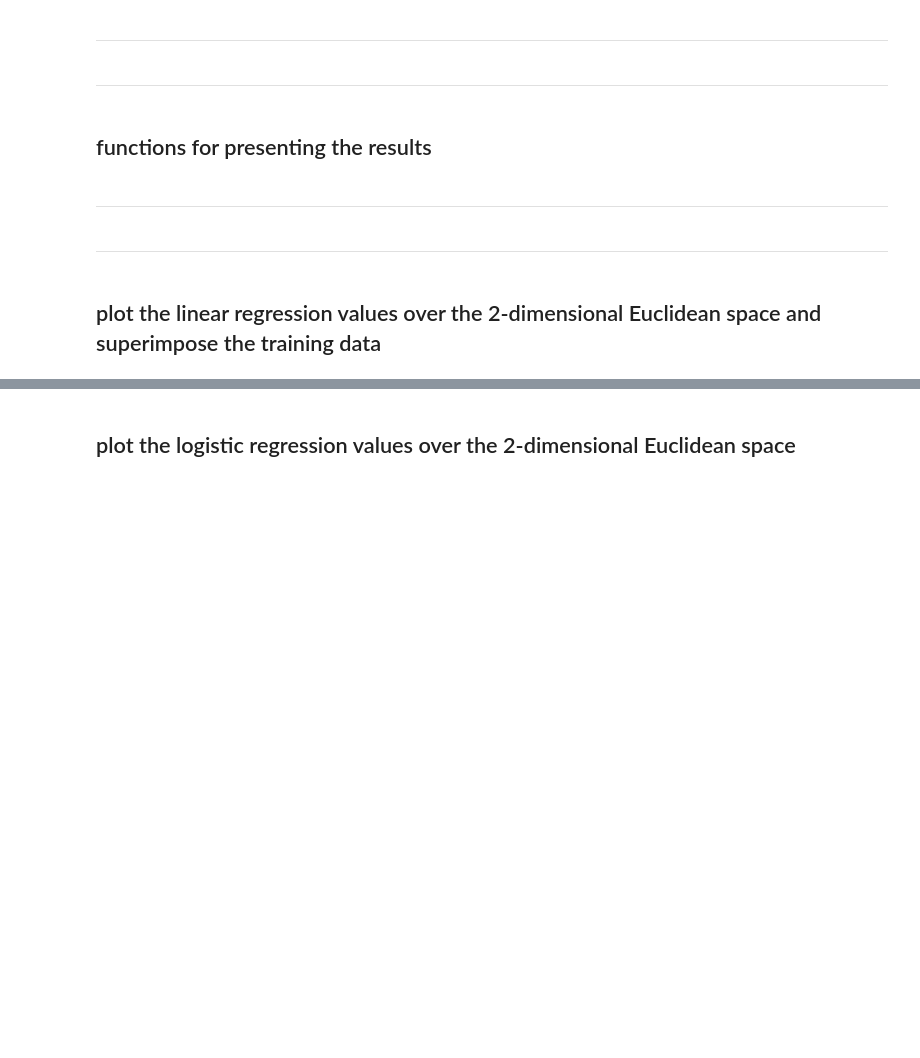
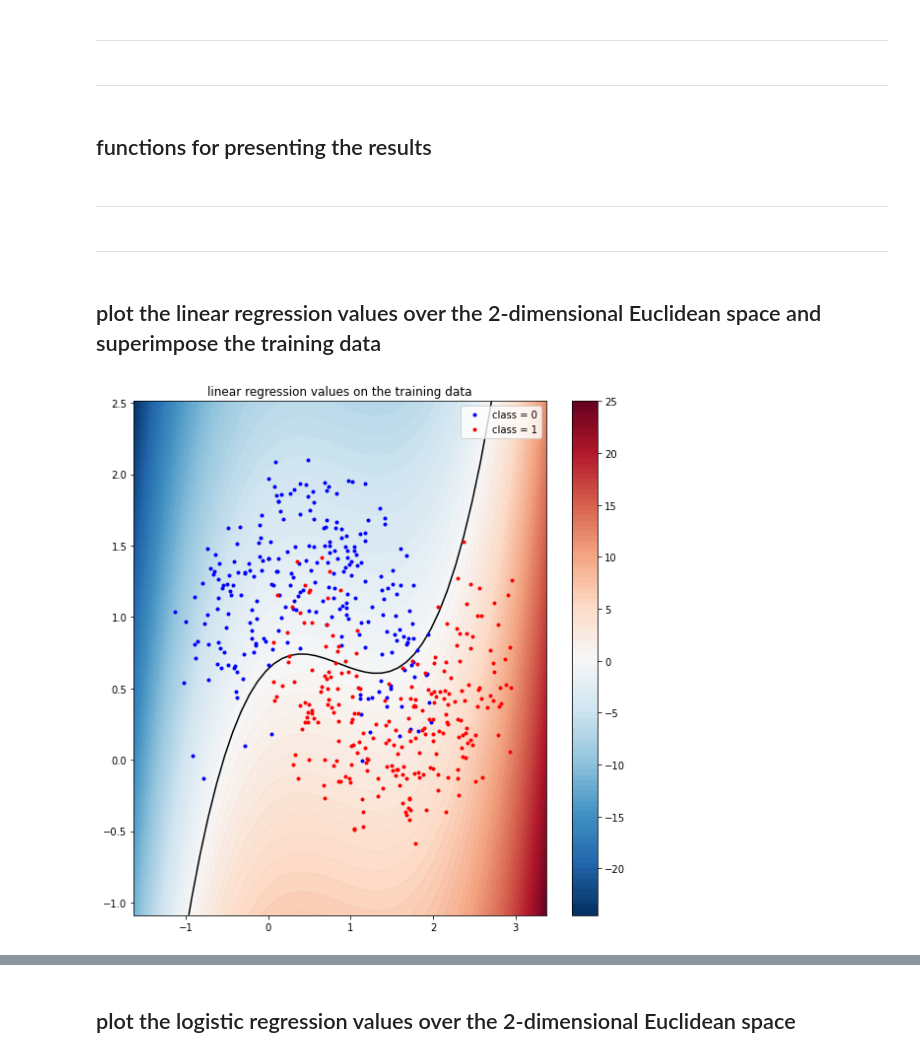
Before and after one commit to SippinHenny/machine-learing-assignments, a Jupyter notebook: assignment_10.ipynb, the cells around one changed output, grey strips where cells are left out. Saved outputs shown, nothing was run; the diff lists cells and outputs as text; code cells hidden in the pictures; blank space fills up the shorter version.

```diff
--- a/assignment_10.ipynb
+++ b/assignment_10.ipynb
@@ -103,14 +103,11 @@ def compute_feature(point):
     # ++++++++++++++++++++++++++++++++++++++++++++++++++
     # complete the blanks
     #
-    feature=np.ones(len(point),7)
+    feature=np.ones((len(point),5))
     feature[:,1]=(point[:,0])
     feature[:,2]=(point[:,1])
     feature[:,3]=point[:,0]**2
     feature[:,4]=point[:,0]**3
-    feature[:,5]=point[:,0]**4
-    feature[:,6]=point[:,0]**5
-
     #
     # ++++++++++++++++++++++++++++++++++++++++++++++++++
 
@@ -177,8 +174,9 @@ def compute_residual(theta, feature, label):
     # ++++++++++++++++++++++++++++++++++++++++++++++++++
     # complete the blanks
     #
+    small_number=0.000001
     h=compute_logistic_regression(theta,feature)
-    residual = -label*np.log(h)-(1-label)*np.log(1-h)
+    residual = -label*np.log(h+small_number)-(1-label)*np.log(1-h+small_number)
 
     #
     # ++++++++++++++++++++++++++++++++++++++++++++++++++
@@ -232,7 +230,7 @@ def compute_accuracy(theta, feature, label):
     # complete the blanks
     #
     count=0
-    for i in range(1000):
+    for i in range(500):
         if compute_logistic_regression(theta,feature)[i]>=0.5 and label[i] == 1:
             count=count+1
         elif compute_logistic_regression(theta,feature)[i]<0.5 and label[i] == 0:
@@ -247,9 +245,9 @@ def compute_accuracy(theta, feature, label):
 # %% [markdown]
 ## initialize the gradient descent algorithm
 # %%
-number_iteration    = 1000 # you can change this value as you want
+number_iteration    = 10000 # you can change this value as you want
 learning_rate       = 0.03 # you can change this value as you want
-number_feature      = 7 # you can change this value as you want
+number_feature      = 5 # you can change this value as you want
 alpha               = 0.0001 # you can change this value as you want
 
 theta                       = np.zeros(number_feature)
@@ -352,34 +350,48 @@ def function_result_06():
 # %%
 def function_result_07():
 
     plt.figure(figsize=(8,8))
     plt.title('linear regression values on the training data')
 
     min_x   = np.min(data_train_point_x)
     max_x   = np.max(data_train_point_x)
     min_y   = np.min(data_train_point_y)
     max_y   = np.max(data_train_point_y)
 
     X = np.arange(min_x - 0.5, max_x + 0.5, 0.1)
     Y = np.arange(min_y - 0.5, max_y + 0.5, 0.1)
 
     [XX, YY] = np.meshgrid(X, Y)
 
     # ++++++++++++++++++++++++++++++++++++++++++++++++++
     # complete the blanks
-    #
-
+    # 51 37
+    ax = plt.gca()
+    pointK=np.ones((1,2))
+    f=np.zeros((37,51))
+    for i in range(37):
+        for j in range(51):
+            pointK[0,0]=XX[i,j]
+            pointK[0,1]=YY[i,j]
+            f[i,j]=compute_linear_regression(theta_optimal,compute_feature(pointK))
+    plt.contour(XX,YY,f, levels=100, linewidths=0.01, colors='k')
+    cntr = plt.contourf(XX,YY,f, levels=100, cmap="RdBu_r")
+    plt.colorbar(cntr)
+    plt.contour(XX,YY,f,levels=1,colors='black')
 
 
     #
     # ++++++++++++++++++++++++++++++++++++++++++++++++++
 
     plt.plot(data_train_point_x_class_0, data_train_point_y_class_0, '.', color='blue', label='class = 0')
     plt.plot(data_train_point_x_class_1, data_train_point_y_class_1, '.', color='red', label='class = 1')
 
     plt.legend()
     plt.tight_layout()
     plt.show()
+function_result_07()
+# %% [output]
+[figure, added]
 # %%
 def function_result_08():
 
```
Also changed, not shown: parts of 4 cells of this notebook, 1 other file.
